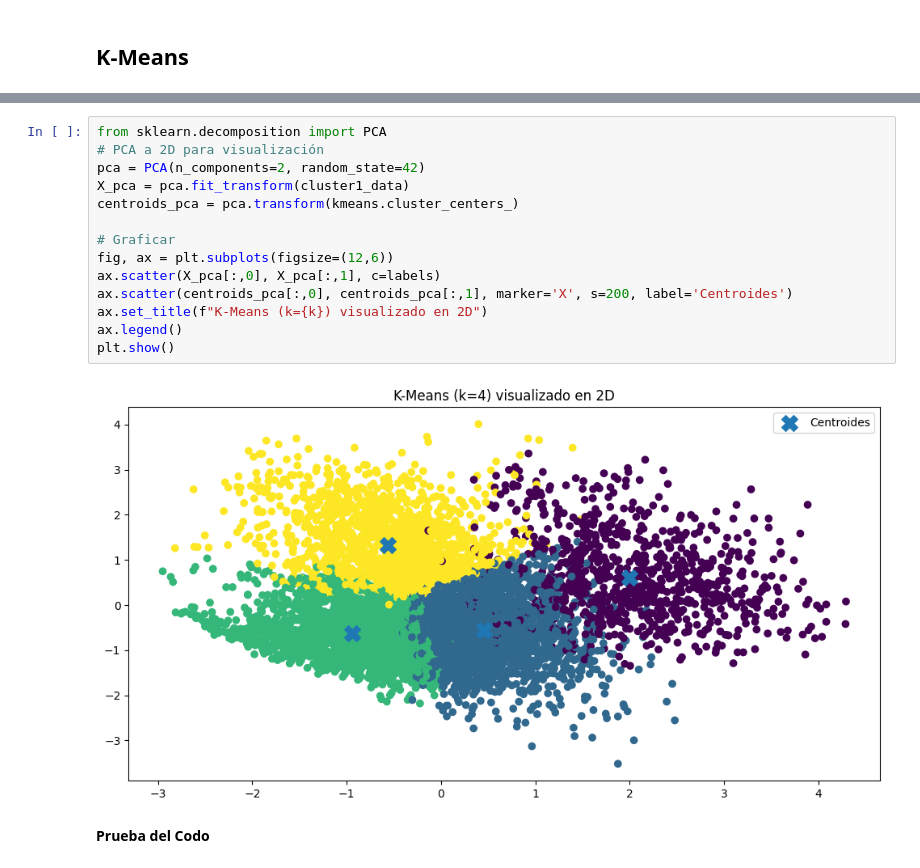
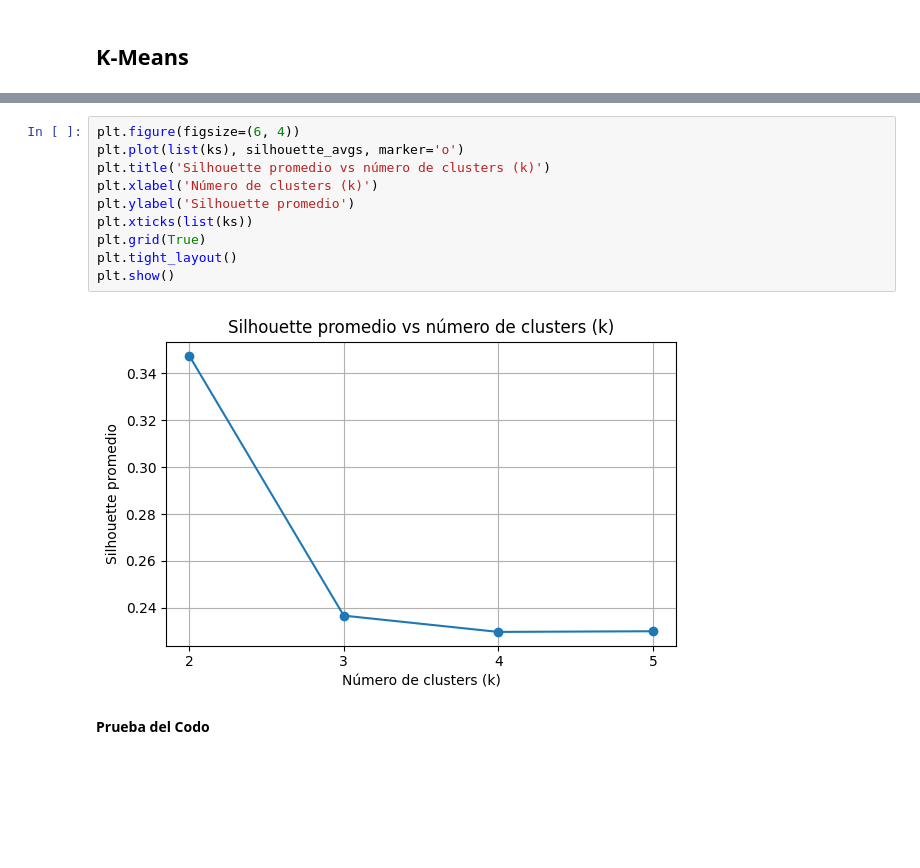
Before and after one commit to JoseCervantes06/Proyecto1_Equipo20_Cervantes-Reyes, a Jupyter notebook: fase2.ipynb, the cells around one changed output, grey strips where cells are left out. Saved outputs shown, nothing was run; the diff lists cells and outputs as text; blank space fills up the shorter version.

```diff
--- a/fase2.ipynb
+++ b/fase2.ipynb
@@ -274,19 +302,15 @@ Score de Silueta para k=4: 0.2298
-# %%
-from sklearn.decomposition import PCA
-# PCA a 2D para visualización
-pca = PCA(n_components=2, random_state=42)
-X_pca = pca.fit_transform(cluster1_data)
-centroids_pca = pca.transform(kmeans.cluster_centers_)
-
-# Graficar
-fig, ax = plt.subplots(figsize=(12,6))
-ax.scatter(X_pca[:,0], X_pca[:,1], c=labels)
-ax.scatter(centroids_pca[:,0], centroids_pca[:,1], marker='X', s=200, label='Centroides')
-ax.set_title(f"K-Means (k={k}) visualizado en 2D")
-ax.legend()
-plt.show()
-# %% [output]
-[figure, removed]
+# %%
+plt.figure(figsize=(6, 4))
+plt.plot(list(ks), silhouette_avgs, marker='o')
+plt.title('Silhouette promedio vs número de clusters (k)')
+plt.xlabel('Número de clusters (k)')
+plt.ylabel('Silhouette promedio')
+plt.xticks(list(ks))
+plt.grid(True)
+plt.tight_layout()
+plt.show()
+# %% [output]
+[figure, added]
 # %% [markdown]
 **Prueba del Codo**
 # %%
```
Also changed, not shown: parts of 4 cells of this notebook.
